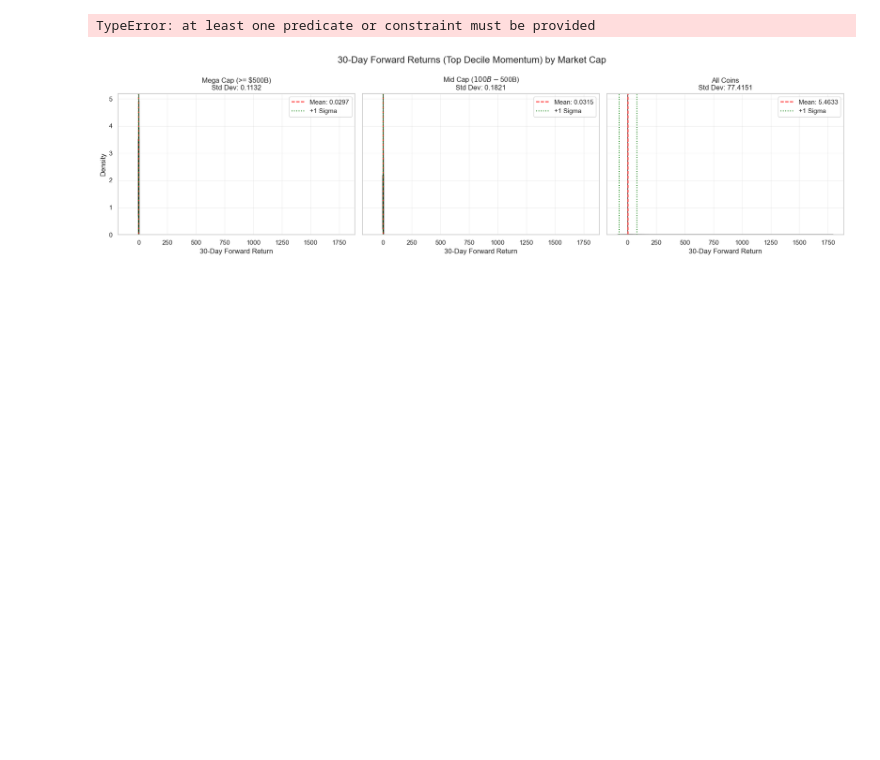
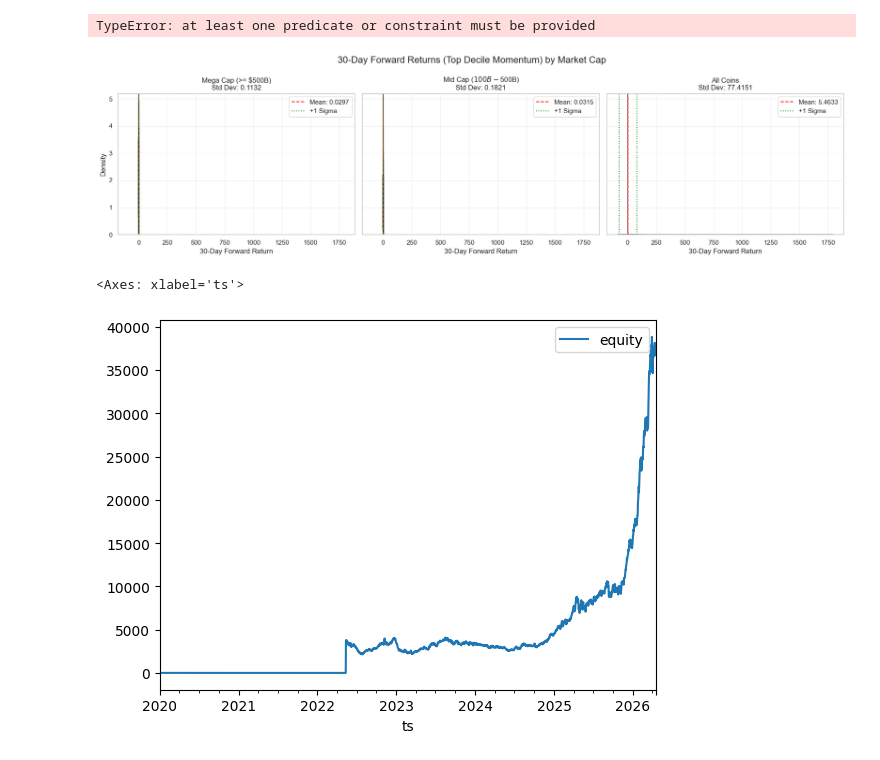
Before and after one commit to flanfly/studies, a Jupyter notebook: scratchpad.ipynb, the cells around one changed output. Saved outputs shown, nothing was run; the diff lists cells and outputs as text; code cells hidden in the pictures; blank space fills up the shorter version.

```diff
--- a/scratchpad.ipynb
+++ b/scratchpad.ipynb
@@ -1728,3 +1730,74 @@ dtype = pl.Struct([
     .sort('sortino')
 
 ).write_csv('res.csv')
+# %%
+# performance based on cross-sectional volatility. Expected Returns, Figure 19.5 (a) documents
+# the consistent outperformance of low-volatility stocks over high-volatility stocks in the
+# Ang et al. (2006 ) study, based on a broad cross-section of U.S. stocks from 1963 to 2000.
+# Figure 19.5 ( b ) shows the returns of high-volatility and low-volatility quintiles separately
+# and adds more recent evidence from Robeco's David Blitz and UBS's Giuliano De Rossi. Blitz's
+# data are on the large-cap universe since 1986; the results are weaker but low-volatility
+# stocks still outperform. De Rossi's data are for a broad universe ( Russell 3000 stocks )
+# and cover the period from 2000 through 2009; over this period, high-volatility stocks
+# outperform ( especially high-volatility small caps, which rallied during the 2003 and 2009
+# recoveries ). The inferences appear sensitive to research design issues; high-volatility
+# stocks ' relative performance in the 2000s would be clearly worse if we exclude small caps,
+# use value-weighted rather than equal-weighted quintile portfolios, or control for other
+# factors including size. As noted, trading costs and other limits to arbitrage may make
+# this regularity hard to exploit in practice.
+
+import polars as pl
+
+(
+    pl.read_parquet('stables-1d.parquet')
+    .rename({"quote_volume":"volume",})
+    .sort(['symbol','ts'])
+    .with_columns(
+        ho = (pl.col('high') / pl.col('open')).log(),
+        hc = (pl.col('high') / pl.col('close')).log(),
+        lo = (pl.col('low') / pl.col('open')).log(),
+        lc = (pl.col('low') / pl.col('close')).log(),
+    )
+    .with_columns(
+        var=(pl.col('ho') * pl.col('hc')) + (pl.col('lo') * pl.col('lc'))
+    )
+    .select([
+        pl.col('ts'),
+        pl.col('symbol'),
+        pl.col('close'),
+        pl.col('volume'),
+        pl.col('var').rolling_mean(window_size=7).over('symbol').mul(365).sqrt().alias('vol'),
+        pl.col('var'),
+    ])
+
+    .drop_nulls(subset=['vol'])
+
+    # $1M volume coins since 2023 only
+    .filter((pl.col('ts').dt.year() >= 2020) & (pl.col('volume') > 1_000_000))
+
+    .with_columns(
+        bucket=pl.col('vol').qcut(5, labels=[str(i) for i in range(5)], allow_duplicates=True).over('ts'),
+        fwd=(pl.col('close').shift(-1).over('symbol') / pl.col('close')) - 1,
+    )
+
+    .group_by(['ts','bucket'])
+    .agg(pl.col('fwd').mean())
+    .filter(pl.col('bucket').is_in(['0','4']))
+    .pivot(
+        index='ts',
+        on='bucket',
+        values='fwd'
+    )
+    .sort('ts')
+
+    # 3. Calculate the Long Q0 / Short Q4 spread
+    .select(
+        pl.col('ts'),
+        equity=(pl.col('0') - pl.col('4') - 0.0005 + 1).cum_prod(),
+    )
+
+    # 4. Sort chronologically
+).to_pandas().plot(x='ts',y='equity')
+# %% [output]
+<Axes: xlabel='ts'>
+[figure, added]
```
Also changed, not shown: parts of 3 cells of this notebook, 1 other file.
